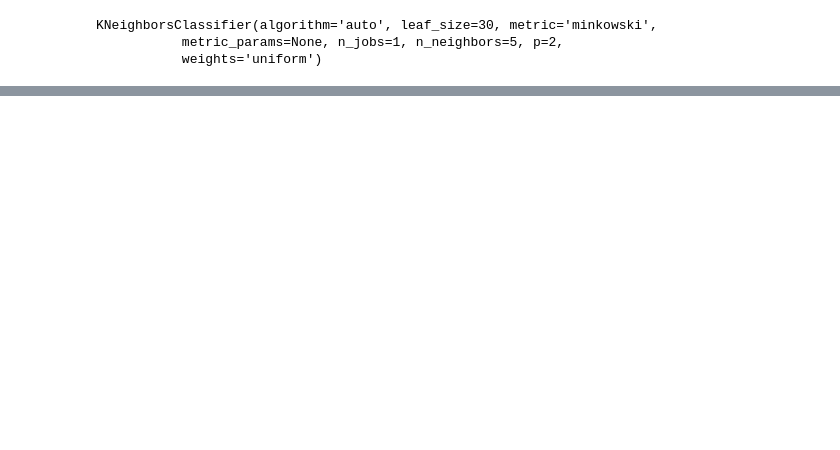
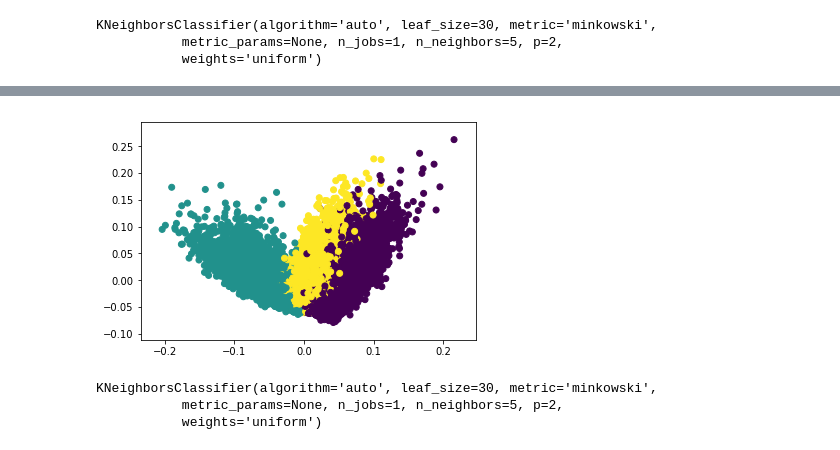
Before and after one commit to wuyxiquanquan/Anaesthetic_Monkey, a Jupyter notebook: LDA.ipynb, the cells around one changed output, grey strips where cells are left out. Saved outputs shown, nothing was run; the diff lists cells and outputs as text; code cells hidden in the pictures; blank space fills up the shorter version.

```diff
--- a/LDA.ipynb
+++ b/LDA.ipynb
@@ -84,3 +105,18 @@ KNeighborsClassifier(algorithm='auto', leaf_size=30, metric='minkowski',
+# %%
+# val
+X_new_val = pca.transform(Xs_val)
+plt.scatter(X_new_val[:, 0], X_new_val[:, 1], marker='o', c=ys_val)
+plt.show()
+# %% [output]
+[figure, added]
+# %%
+from sklearn.neighbors import KNeighborsClassifier
+knn = KNeighborsClassifier(n_neighbors=5)
+knn.fit(X_new_train, ys_train)
+# %% [output]
+KNeighborsClassifier(algorithm='auto', leaf_size=30, metric='minkowski',
+           metric_params=None, n_jobs=1, n_neighbors=5, p=2,
+           weights='uniform')
 # %%
 knn.score(X_new_val, ys_val)
 # %% [output]
```
Also changed, not shown: parts of 19 cells of this notebook.
